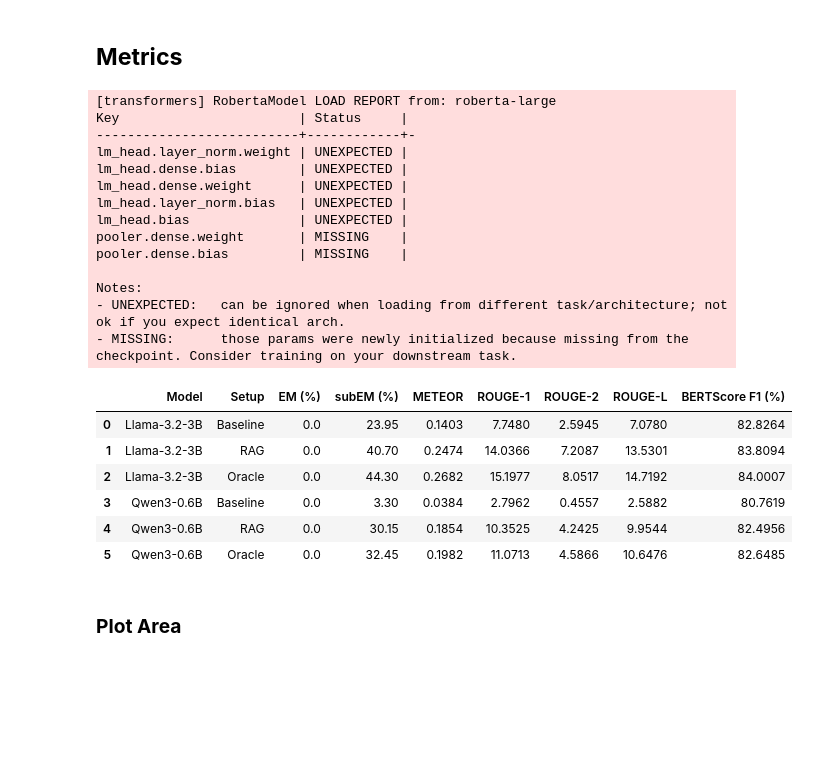
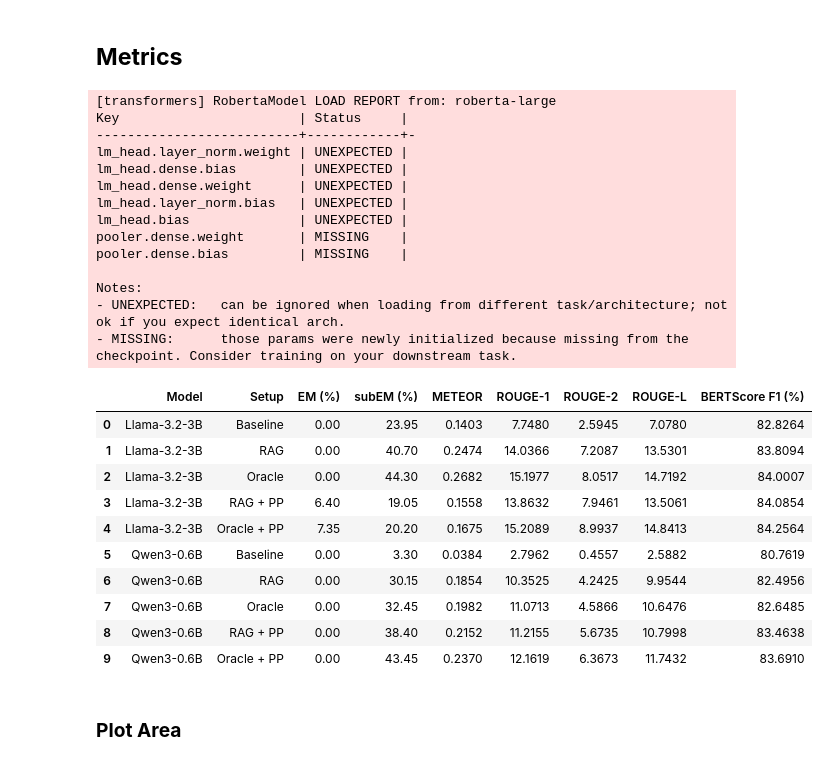
Before and after one commit to Matt12699/MNLP_Project_2026, a Jupyter notebook: HW2/augmented_generation.ipynb, the cells around one changed output. Drawn from its saved outputs; the diff is of its cells as text; code cells hidden in the pictures; blank space fills up the shorter version.

```diff
--- a/HW2/augmented_generation.ipynb
+++ b/HW2/augmented_generation.ipynb
@@ -586,6 +712,8 @@ def load_jsonl(filename, dir):
 # ==========================================
 print("Loading Llama results...")
 
+# Default prompting strategy
+
 Llama_baseline_test_answers = load_jsonl("hit_k_1_-all-test-Llama-3.2-3B-Instruct-baseline.jsonl", NO_REQUESTED_OUTPUTS_DIR if not kaggle else JSON_DIR)
 Llama_baseline_blind_answers = load_jsonl("hit_k_1_-all-blind-Llama-3.2-3B-Instruct-baseline.jsonl", NO_REQUESTED_OUTPUTS_DIR if not kaggle else JSON_DIR)
 
@@ -595,11 +723,20 @@ Llama_RAG_blind_answers = load_jsonl("hit_k_1_-all-blind-Llama-3.2-3B-Instruct.j
 Llama_Oracle_test_answers = load_jsonl("hit_k_1_-all-test-Llama-3.2-3B-Instruct-oracle.jsonl", NO_REQUESTED_OUTPUTS_DIR if not kaggle else JSON_DIR)
 Llama_Oracle_blind_answers = load_jsonl("hit_k_1_-all-blind-Llama-3.2-3B-Instruct-oracle.jsonl", NO_REQUESTED_OUTPUTS_DIR if not kaggle else JSON_DIR)
 
+# Personalized prompting strategy
+
+Llama_RAG_test_answers_personalized = load_jsonl("hit_k_1_-all-test-Llama-3.2-3B-Instruct-personalized.jsonl", OUTPUTS_DIR if not kaggle else JSON_DIR)
+Llama_RAG_blind_answers_personalized = load_jsonl("hit_k_1_-all-blind-Llama-3.2-3B-Instruct-personalized.jsonl", OUTPUTS_DIR if not kaggle else JSON_DIR)
+
+Llama_Oracle_test_answers_personalized = load_jsonl("hit_k_1_-all-test-Llama-3.2-3B-Instruct-oracle-personalized.jsonl", NO_REQUESTED_OUTPUTS_DIR if not kaggle else JSON_DIR)
+Llama_Oracle_blind_answers_personalized = load_jsonl("hit_k_1_-all-blind-Llama-3.2-3B-Instruct-oracle-personalized.jsonl", NO_REQUESTED_OUTPUTS_DIR if not kaggle else JSON_DIR)
 
 # ==========================================
 # Reloading Qwen 0.6B (o 2.5)
 # ==========================================
 print("\nLoading Qwen results...")
+
+# Default prompting strategy
 
 Qwen_baseline_test_answers = load_jsonl("hit_k_1_-all-test-Qwen3-0.6B-baseline.jsonl", NO_REQUESTED_OUTPUTS_DIR if not kaggle else JSON_DIR)
 Qwen_baseline_blind_answers = load_jsonl("hit_k_1_-all-blind-Qwen3-0.6B-baseline.jsonl", NO_REQUESTED_OUTPUTS_DIR if not kaggle else JSON_DIR)
@@ -609,6 +746,14 @@ Qwen_RAG_blind_answers = load_jsonl("hit_k_1_-all-blind-Qwen3-0.6B.jsonl", OUTPU
 
 Qwen_Oracle_test_answers = load_jsonl("hit_k_1_-all-test-Qwen3-0.6B-oracle.jsonl", NO_REQUESTED_OUTPUTS_DIR if not kaggle else JSON_DIR)
 Qwen_Oracle_blind_answers = load_jsonl("hit_k_1_-all-blind-Qwen3-0.6B-oracle.jsonl", NO_REQUESTED_OUTPUTS_DIR if not kaggle else JSON_DIR)
+
+# Personalized prompting strategy
+
+Qwen_RAG_test_answers_personalized = load_jsonl("hit_k_1_-all-test-Qwen3-0.6B-personalized.jsonl", OUTPUTS_DIR if not kaggle else JSON_DIR)
+Qwen_RAG_blind_answers_personalized = load_jsonl("hit_k_1_-all-blind-Qwen3-0.6B-personalized.jsonl", OUTPUTS_DIR if not kaggle else JSON_DIR)
+
+Qwen_Oracle_test_answers_personalized = load_jsonl("hit_k_1_-all-test-Qwen3-0.6B-oracle-personalized.jsonl", NO_REQUESTED_OUTPUTS_DIR if not kaggle else JSON_DIR)
+Qwen_Oracle_blind_answers_personalized = load_jsonl("hit_k_1_-all-blind-Qwen3-0.6B-oracle-personalized.jsonl", NO_REQUESTED_OUTPUTS_DIR if not kaggle else JSON_DIR)
 # %% [output]
 Loading Llama results...
 ✅ File loaded successfully: C:/Users/djmat/Desktop/Magistrale - Engineering in CS and AI - Sapienza/Multilingual_Natural_Language_Processing/MNLP_Project_2026\no_requested_outputs\hit_k_1_-all-test-Ll ...
@@ -743,40 +890,48 @@ def evaluate_metrics(predictions_dict, dataset):
 summary_data = [
     {"Model": "Llama-3.2-3B", "Setup": "Baseline", **evaluate_metrics(Llama_baseline_test_answers, test)},
     {"Model": "Llama-3.2-3B", "Setup": "RAG",      **evaluate_metrics(Llama_RAG_test_answers, test)},
     {"Model": "Llama-3.2-3B", "Setup": "Oracle",   **evaluate_metrics(Llama_Oracle_test_answers, test)},
+    {"Model": "Llama-3.2-3B", "Setup": "RAG + PP",      **evaluate_metrics(Llama_RAG_test_answers_personalized, test)},
+    {"Model": "Llama-3.2-3B", "Setup": "Oracle + PP",   **evaluate_metrics(Llama_Oracle_test_answers_personalized, test)},
 
     {"Model": "Qwen3-0.6B",   "Setup": "Baseline", **evaluate_metrics(Qwen_baseline_test_answers, test)},
     {"Model": "Qwen3-0.6B",   "Setup": "RAG",      **evaluate_metrics(Qwen_RAG_test_answers, test)},
-    {"Model": "Qwen3-0.6B",   "Setup": "Oracle",   **evaluate_metrics(Qwen_Oracle_test_answers, test)}
+    {"Model": "Qwen3-0.6B",   "Setup": "Oracle",   **evaluate_metrics(Qwen_Oracle_test_answers, test)},
+    {"Model": "Qwen3-0.6B",   "Setup": "RAG + PP",      **evaluate_metrics(Qwen_RAG_test_answers_personalized, test)},
+    {"Model": "Qwen3-0.6B",   "Setup": "Oracle + PP",   **evaluate_metrics(Qwen_Oracle_test_answers_personalized, test)}
 ]
 
 # Format and display the table
 df_results = pd.DataFrame(summary_data)
 df_results = df_results.round({"EM (%)": 4, "subEM (%)": 4, "METEOR": 4, "ROUGE-1": 4, "ROUGE-2": 4, "ROUGE-L": 4, "BERTScore F1 (%)": 4})
 
 display(df_results)
 # %% [output]
 [transformers] RobertaModel LOAD REPORT from: roberta-large
 Key                       | Status     |
 --------------------------+------------+-
 lm_head.layer_norm.weight | UNEXPECTED |
 lm_head.dense.bias        | UNEXPECTED |
 lm_head.dense.weight      | UNEXPECTED |
 lm_head.layer_norm.bias   | UNEXPECTED |
 lm_head.bias              | UNEXPECTED |
 pooler.dense.weight       | MISSING    |
 pooler.dense.bias         | MISSING    |
 
 Notes:
 - UNEXPECTED:   can be ignored when loading from different task/architecture; not ok if you expect identical arch.
 - MISSING:      those params were newly initialized because missing from the checkpoint. Consider training on your downstream task.
 |  | Model | Setup | EM (%) | subEM (%) | METEOR | ROUGE-1 | ROUGE-2 | ROUGE-L | BERTScore F1 (%) |
-| 0 | Llama-3.2-3B | Baseline | 0.0 | 23.95 | 0.1403 | 7.7480 | 2.5945 | 7.0780 | 82.8264 |
-| 1 | Llama-3.2-3B | RAG | 0.0 | 40.70 | 0.2474 | 14.0366 | 7.2087 | 13.5301 | 83.8094 |
-| 2 | Llama-3.2-3B | Oracle | 0.0 | 44.30 | 0.2682 | 15.1977 | 8.0517 | 14.7192 | 84.0007 |
-| 3 | Qwen3-0.6B | Baseline | 0.0 | 3.30 | 0.0384 | 2.7962 | 0.4557 | 2.5882 | 80.7619 |
-| 4 | Qwen3-0.6B | RAG | 0.0 | 30.15 | 0.1854 | 10.3525 | 4.2425 | 9.9544 | 82.4956 |
-| 5 | Qwen3-0.6B | Oracle | 0.0 | 32.45 | 0.1982 | 11.0713 | 4.5866 | 10.6476 | 82.6485 |
+| 0 | Llama-3.2-3B | Baseline | 0.00 | 23.95 | 0.1403 | 7.7480 | 2.5945 | 7.0780 | 82.8264 |
+| 1 | Llama-3.2-3B | RAG | 0.00 | 40.70 | 0.2474 | 14.0366 | 7.2087 | 13.5301 | 83.8094 |
+| 2 | Llama-3.2-3B | Oracle | 0.00 | 44.30 | 0.2682 | 15.1977 | 8.0517 | 14.7192 | 84.0007 |
+| 3 | Llama-3.2-3B | RAG + PP | 6.40 | 19.05 | 0.1558 | 13.8632 | 7.9461 | 13.5061 | 84.0854 |
+| 4 | Llama-3.2-3B | Oracle + PP | 7.35 | 20.20 | 0.1675 | 15.2089 | 8.9937 | 14.8413 | 84.2564 |
+| 5 | Qwen3-0.6B | Baseline | 0.00 | 3.30 | 0.0384 | 2.7962 | 0.4557 | 2.5882 | 80.7619 |
+| 6 | Qwen3-0.6B | RAG | 0.00 | 30.15 | 0.1854 | 10.3525 | 4.2425 | 9.9544 | 82.4956 |
+| 7 | Qwen3-0.6B | Oracle | 0.00 | 32.45 | 0.1982 | 11.0713 | 4.5866 | 10.6476 | 82.6485 |
+| 8 | Qwen3-0.6B | RAG + PP | 0.00 | 38.40 | 0.2152 | 11.2155 | 5.6735 | 10.7998 | 83.4638 |
+| 9 | Qwen3-0.6B | Oracle + PP | 0.00 | 43.45 | 0.2370 | 12.1619 | 6.3673 | 11.7432 | 83.6910 |
 # %% [markdown]
 ### **Plot Area**
 # %%
```
Also changed, not shown: parts of 12 cells of this notebook.
